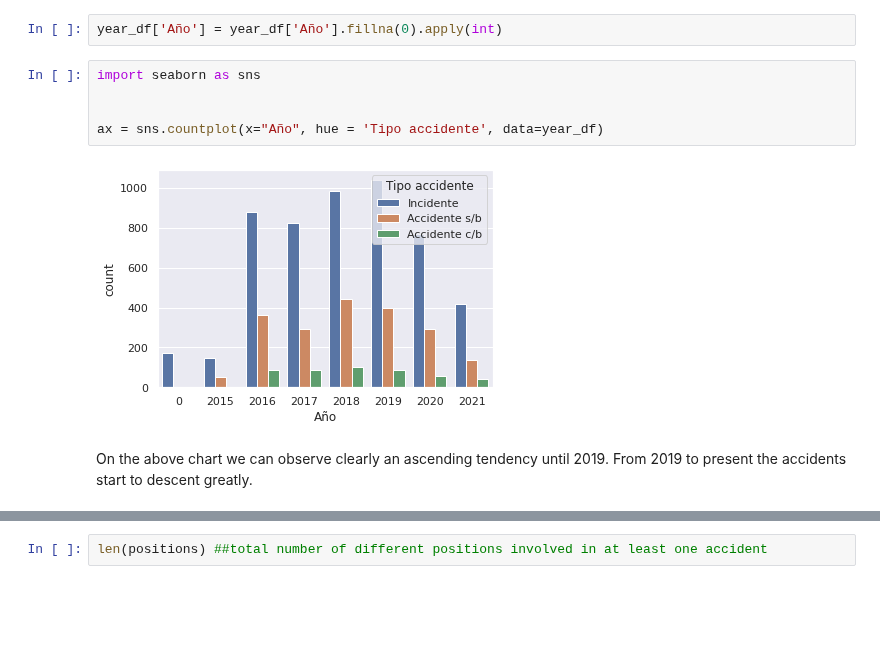
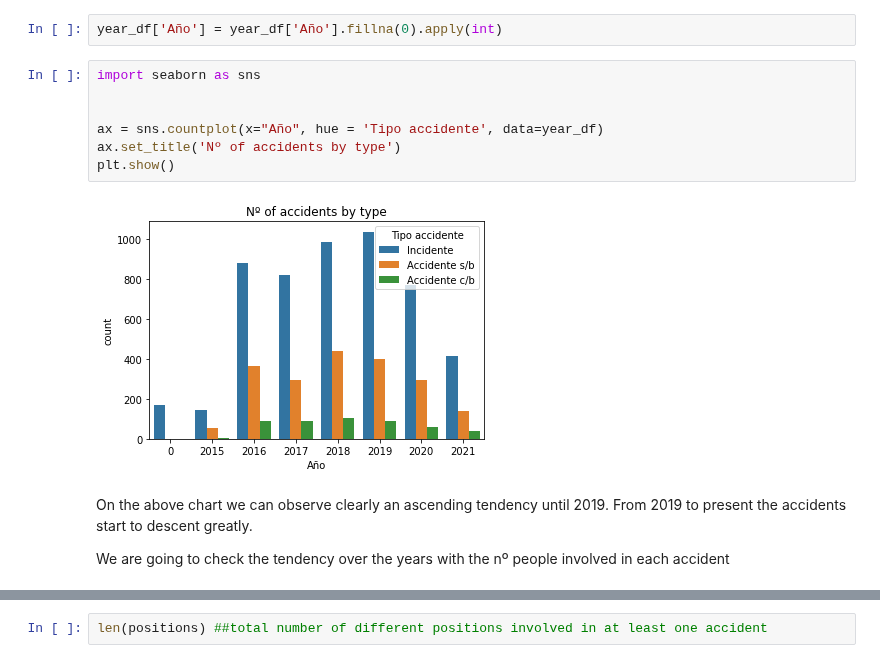
Before and after one commit to sarasabino/Accident_Rate_Project, a Jupyter notebook: Src/Notebooks/01_Exploratorio_datos.ipynb, the cells around one changed output, grey strips where cells are left out. Saved outputs shown, nothing was run; the diff lists cells and outputs as text; blank space fills up the shorter version.

```diff
--- a/Src/Notebooks/01_Exploratorio_datos.ipynb
+++ b/Src/Notebooks/01_Exploratorio_datos.ipynb
@@ -96,9 +96,13 @@ year_df['Año'] = year_df['Año'].fillna(0).apply(int)
 # %%
 import seaborn as sns
 
 
 ax = sns.countplot(x="Año", hue = 'Tipo accidente', data=year_df)
+ax.set_title('Nº of accidents by type')
+plt.show()
 # %% [output]
-[figure, old version]
+[figure, new version]
 # %% [markdown]
 On the above chart we can observe clearly an ascending tendency until 2019. From 2019 to present the accidents start to descent greatly.
+
+We are going to check the tendency over the years with the nº people involved in each accident
```
Also changed, not shown: parts of 54 cells of this notebook.
